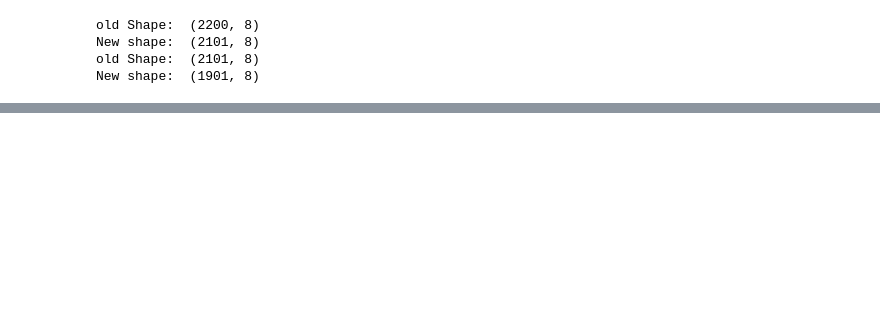
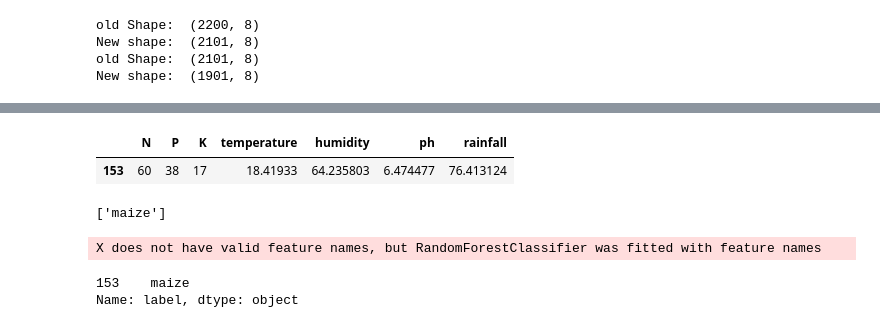
Before and after one commit to Cralsic123/Crop-Prediction, a Jupyter notebook: crop_prediction.ipynb, the cells around one changed output, grey strips where cells are left out. Drawn from its saved outputs; the diff is of its cells as text; code cells hidden in the pictures; blank space fills up the shorter version.

```diff
--- a/crop_prediction.ipynb
+++ b/crop_prediction.ipynb
@@ -169,0 +197,6 @@ New shape:  (1901, 8)
+# %%
+
+x_test[3:4]
+# %% [output]
+|  | N | P | K | temperature | humidity | ph | rainfall |
+| 153 | 60 | 38 | 17 | 18.41933 | 64.235803 | 6.474477 | 76.413124 |
@@ -169,0 +207,12 @@ New shape:  (1901, 8)
+# %%
+result1 = prediction(60,	38,	17,	18.41933,	64.235803,	6.474477,	76.413124)
+#'22','17','5','24.121887','90.7235','6.945563','102.835632'
+print(result1)
+# %% [output]
+['maize']
+X does not have valid feature names, but RandomForestClassifier was fitted with feature names
+# %%
+y_test[3:4]
+# %% [output]
+153    maize
+Name: label, dtype: object
```
Also changed, not shown: parts of 19 cells of this notebook.
